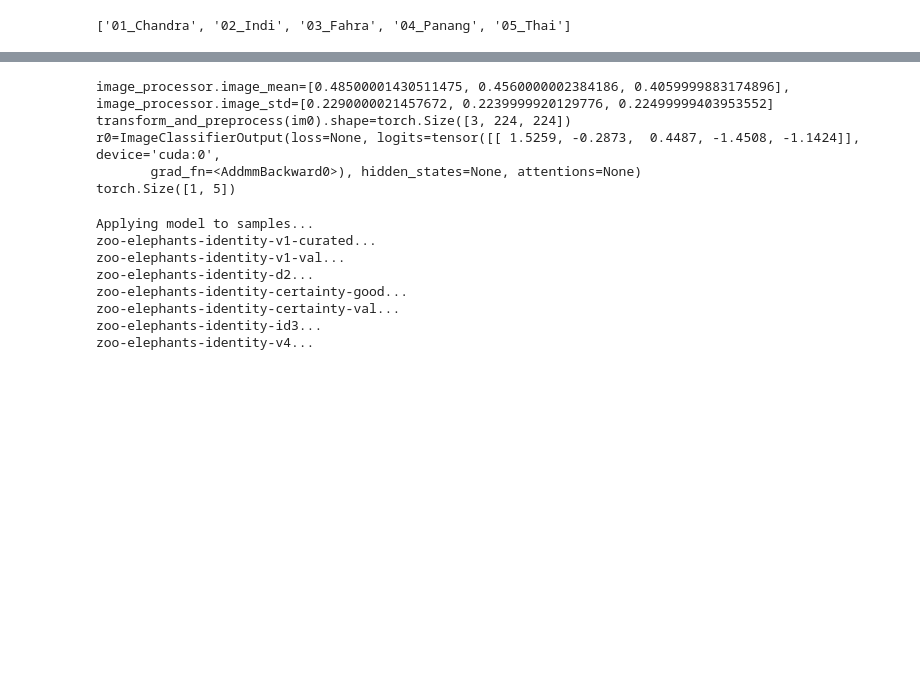
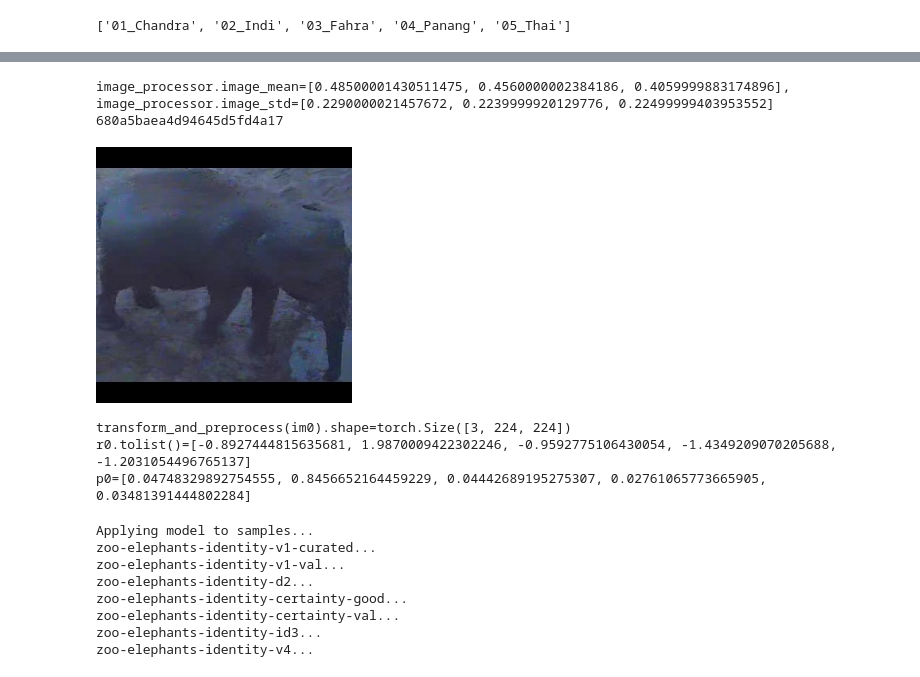
Before and after one commit to zhoumu53/zoo_vision, a Jupyter notebook: training/classification_vit/eval_classification_model.ipynb, the cells around one changed output, grey strips where cells are left out. Drawn from its saved outputs; the diff is of its cells as text; code cells hidden in the pictures; blank space fills up the shorter version.

```diff
--- a/training/classification_vit/eval_classification_model.ipynb
+++ b/training/classification_vit/eval_classification_model.ipynb
@@ -90,39 +99,48 @@ ViTForImageClassification(
 # %%
 import PIL
 
 import transformers
 
 image_processor = transformers.AutoImageProcessor.from_pretrained(model_path.parent)
 print(f"{image_processor.image_mean=}, {image_processor.image_std=}")
 
 
 def transform_and_preprocess(image: PIL.Image):
     image = np.asarray(image)
     # image = tv.transforms.Resize([224,224])(image)
     image = image_processor.preprocess(image)["pixel_values"][0]
     image = torch.from_numpy(image)
     # image = image.permute([2,0,1])
     # raise RuntimeError(f"{type(image)}")
     # raise RuntimeError(f"type is {type(image)}, {str(image.shape)=}")
     return image
 
 
-sample0 = next(ds0.iter_samples())
+one_sample = ds0.take(1)
+sample0 = next(one_sample.iter_samples())
 # sample0 = {
-#     "filepath": "/media/dherrera/ElephantExternal/elephants/tracks/new/zag_elp_cam_019/000001/zag_elp_cam_019_20250125_220949_t1_221.png"
+#     "id": "custom",
+#     "filepath": "/media/dherrera/ElephantsWD/elephants/improve/behaviour/00_Invalid/2025-04-25/zag_elp_cam_016_002242.jpg"
 # }
+print(sample0["id"])
 im0 = PIL.Image.open(sample0["filepath"])
+display(im0)
 print(f"{transform_and_preprocess(im0).shape=}")
 t0 = transform_and_preprocess(im0).unsqueeze(0).to(torch.device("cuda"))
 r0 = model(t0)
-print(f"{r0=}")
-print(r0["logits"].shape)
+r0 = r0["logits"]
+r0 = r0.squeeze()
+print(f"{r0.tolist()=}")
+p0 = torch.nn.functional.softmax(r0, dim=0)
+p0 = p0.tolist()
+print(f"{p0=}")
 # %% [output]
 image_processor.image_mean=[0.48500001430511475, 0.4560000002384186, 0.4059999883174896], image_processor.image_std=[0.2290000021457672, 0.2239999920129776, 0.22499999403953552]
-transform_and_preprocess(im0).shape=torch.Size([3, 224, 224])
-r0=ImageClassifierOutput(loss=None, logits=tensor([[ 1.5259, -0.2873,  0.4487, -1.4508, -1.1424]], device='cuda:0',
-       grad_fn=<AddmmBackward0>), hidden_states=None, attentions=None)
-torch.Size([1, 5])
+680a5baea4d94645d5fd4a17
+[figure, added]
+transform_and_preprocess(im0).shape=torch.Size([3, 224, 224])
+r0.tolist()=[-0.8927444815635681, 1.9870009422302246, -0.9592775106430054, -1.4349209070205688, -1.2031054496765137]
+p0=[0.04748329892754555, 0.8456652164459229, 0.04442689195275307, 0.02761065773665905, 0.03481391444802284]
 # %%
 config = fout.TorchImageModelConfig(
     {
```
Also changed, not shown: parts of 4 cells of this notebook, 6 other files.
